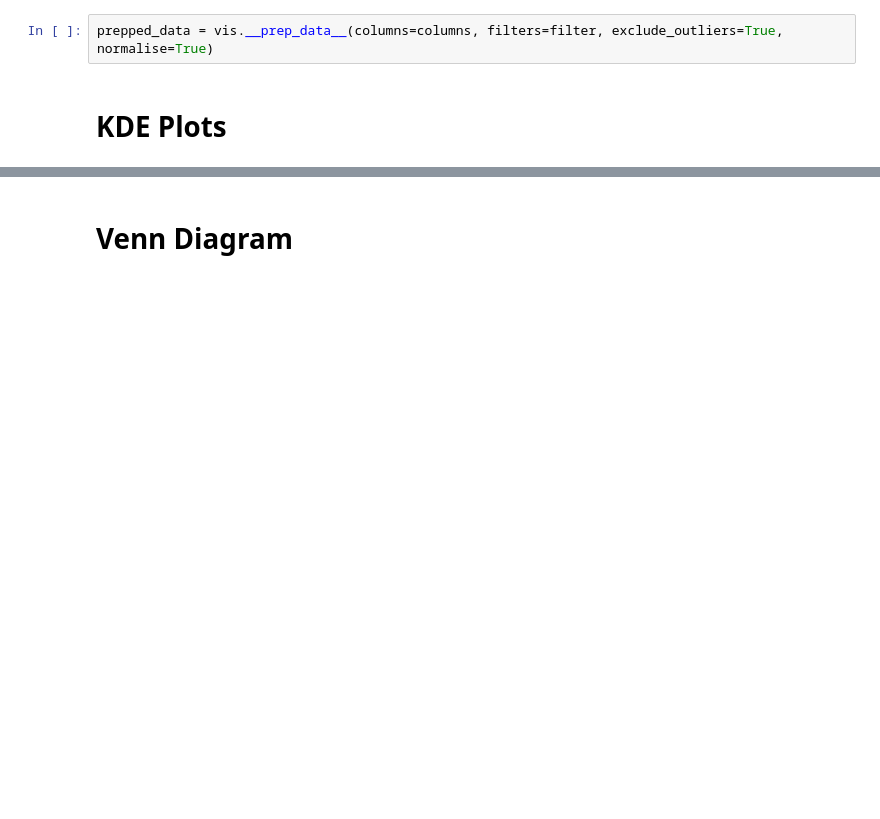
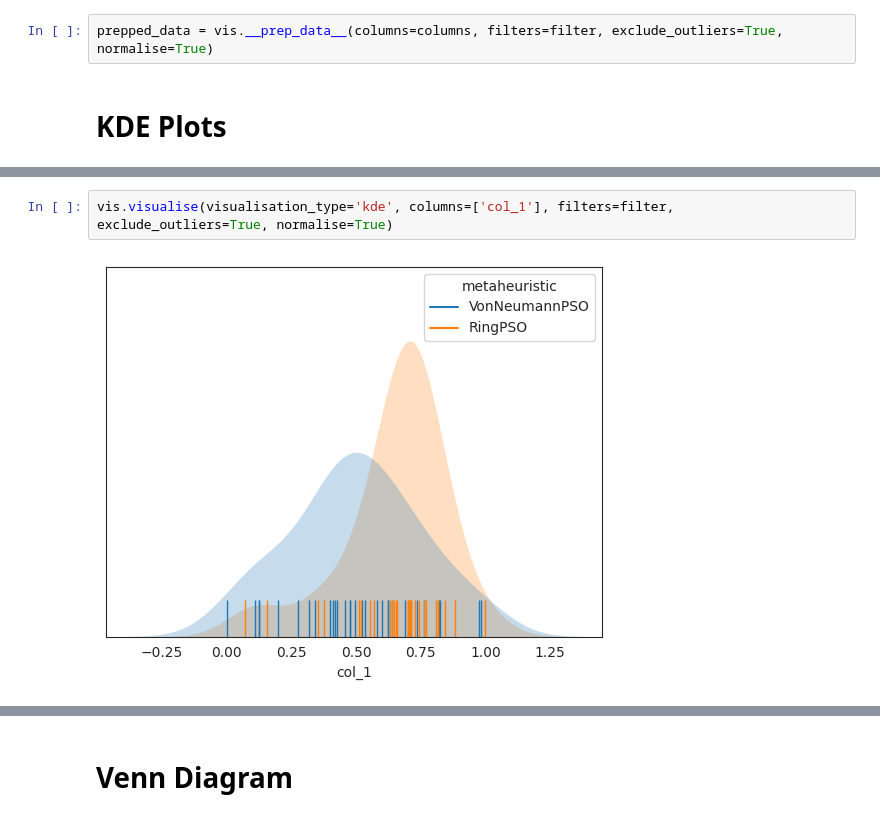
Before and after one commit to runrunLauren/behavioural_benchmarking, a Jupyter notebook: behavioural_benchmark/temp.ipynb, the cells around one changed output, grey strips where cells are left out. Cells and saved outputs as stored; diff of their text form; blank space fills up the shorter version.

```diff
--- a/behavioural_benchmark/temp.ipynb
+++ b/behavioural_benchmark/temp.ipynb
@@ -42,3 +42,7 @@ Text(0, 0.5, '')
+# %%
+vis.visualise(visualisation_type='kde', columns=['col_1'], filters=filter, exclude_outliers=True, normalise=True)
+# %% [output]
+[figure, added]
 # %%
 fig, ax = plt.subplots()
 sns.set_style("white")
```
Also changed, not shown: parts of 13 cells of this notebook, 1 other file.
